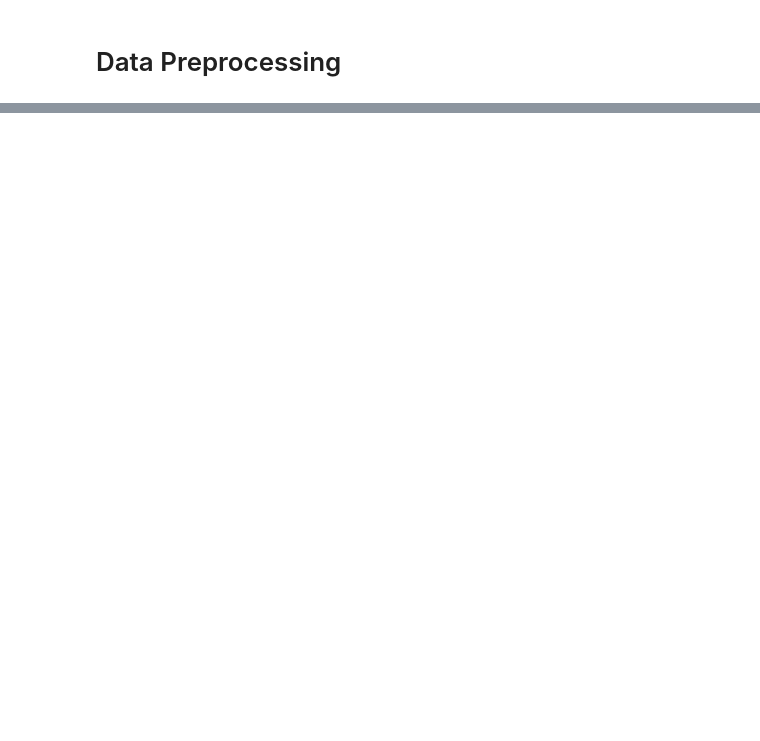
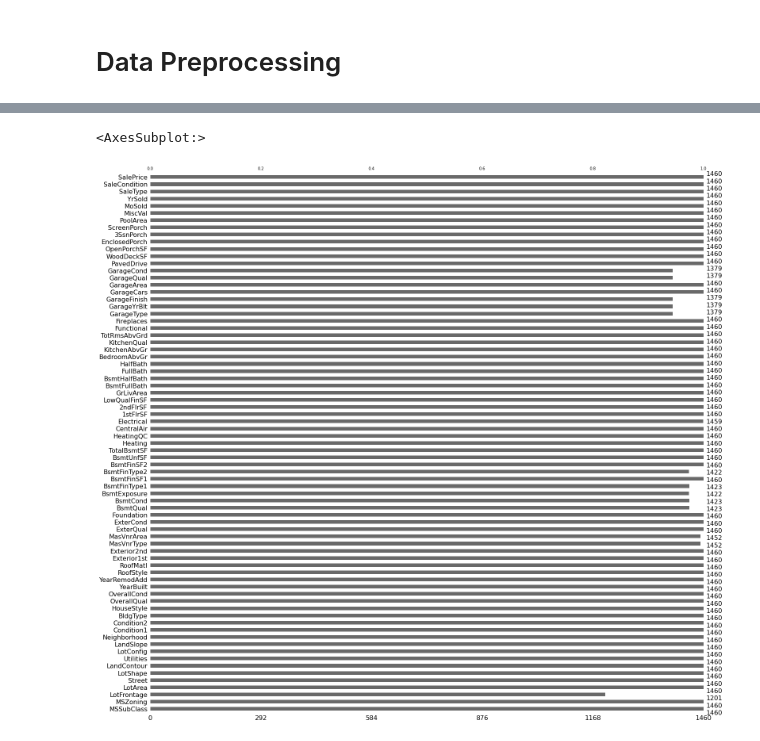
Before and after one commit to Harrychih/House-Prices---Advanced-Regression-Techniques, a Jupyter notebook: project.ipynb, the cells around one changed output, grey strips where cells are left out. Saved outputs shown, nothing was run; the diff lists cells and outputs as text; code cells hidden in the pictures; blank space fills up the shorter version.

```diff
--- a/project.ipynb
+++ b/project.ipynb
@@ -26,0 +54,5 @@ print('um of features:, fit.n_features)
+# %%
+msno.bar(train)
+# %% [output]
+<AxesSubplot:>
+[figure, added]
```
Also changed, not shown: parts of 24 cells of this notebook.
